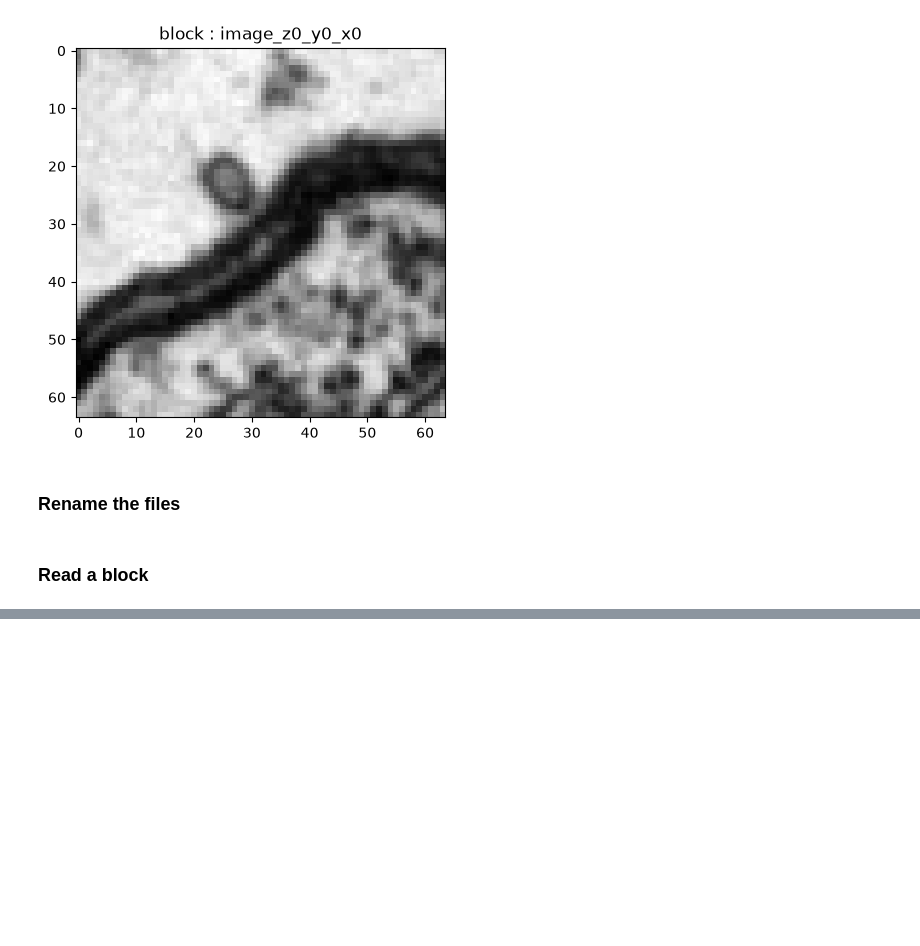
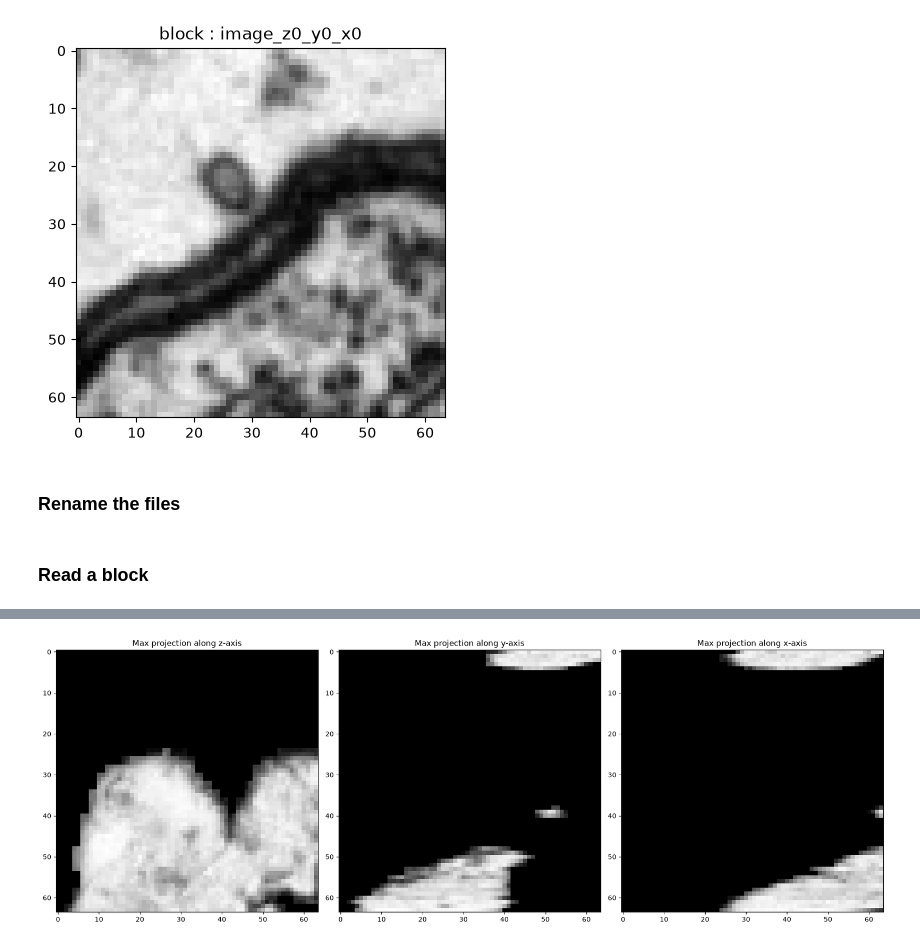
Before and after one commit to asheibanifard/r3-ml, a Jupyter notebook: notebooks/read_data.ipynb, the cells around one changed output, grey strips where cells are left out. Saved outputs shown, nothing was run; the diff lists cells and outputs as text; code cells hidden in the pictures; blank space fills up the shorter version.

```diff
--- a/notebooks/read_data.ipynb
+++ b/notebooks/read_data.ipynb
@@ -139,0 +126,24 @@ Text(0.5, 1.0, 'block : image_z20_y0_x0')
+# %%
+# golden code for plot
+%matplotlib inline
+import tifffile as tiff
+import numpy as np
+import matplotlib.pyplot as plt
+block = tiff.imread('../results/top5_masked_blocks/image_z5_y31_x15.tif')
+rendered_block_z = np.max(block, axis=0)  # Max projection along the z-axis
+rendered_block_y = np.max(block, axis=1)  # Max projection along the y-axis
+rendered_block_x = np.max(block, axis=2)  # Max projection along the x-axis
+plt.figure(figsize=(18, 6))
+plt.subplot(1,3,1)
+plt.imshow(rendered_block_z, cmap='gray')
+plt.title('Max projection along z-axis')
+plt.subplot(1,3,2)
+plt.imshow(rendered_block_y, cmap='gray')
+plt.title('Max projection along y-axis')
+plt.subplot(1,3,3)
+plt.imshow(rendered_block_x, cmap='gray')
+plt.title('Max projection along x-axis')
+plt.tight_layout()
+plt.show()
+# %% [output]
+[figure, added]
```
Also changed, not shown: parts of 2 cells of this notebook, 16 other files.
